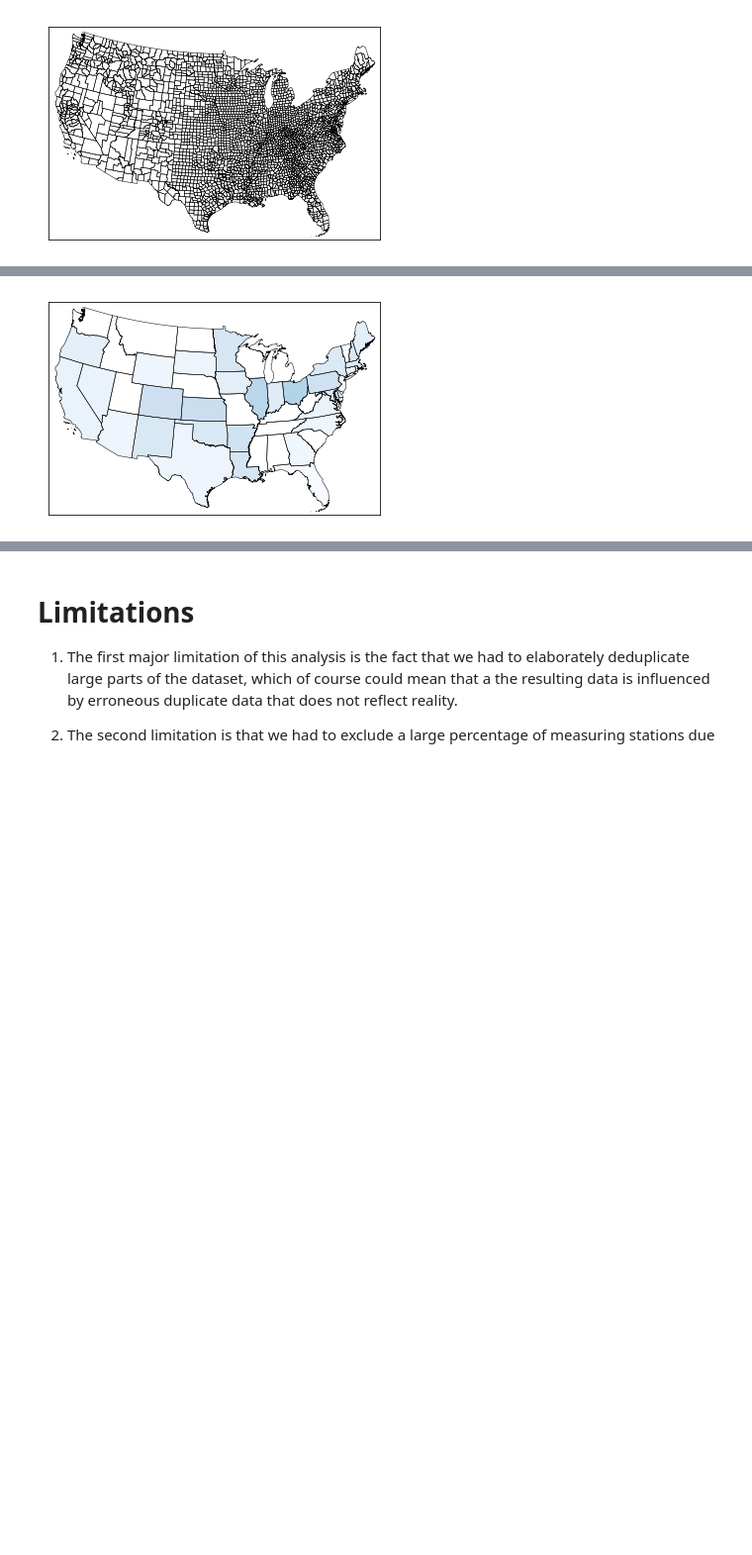
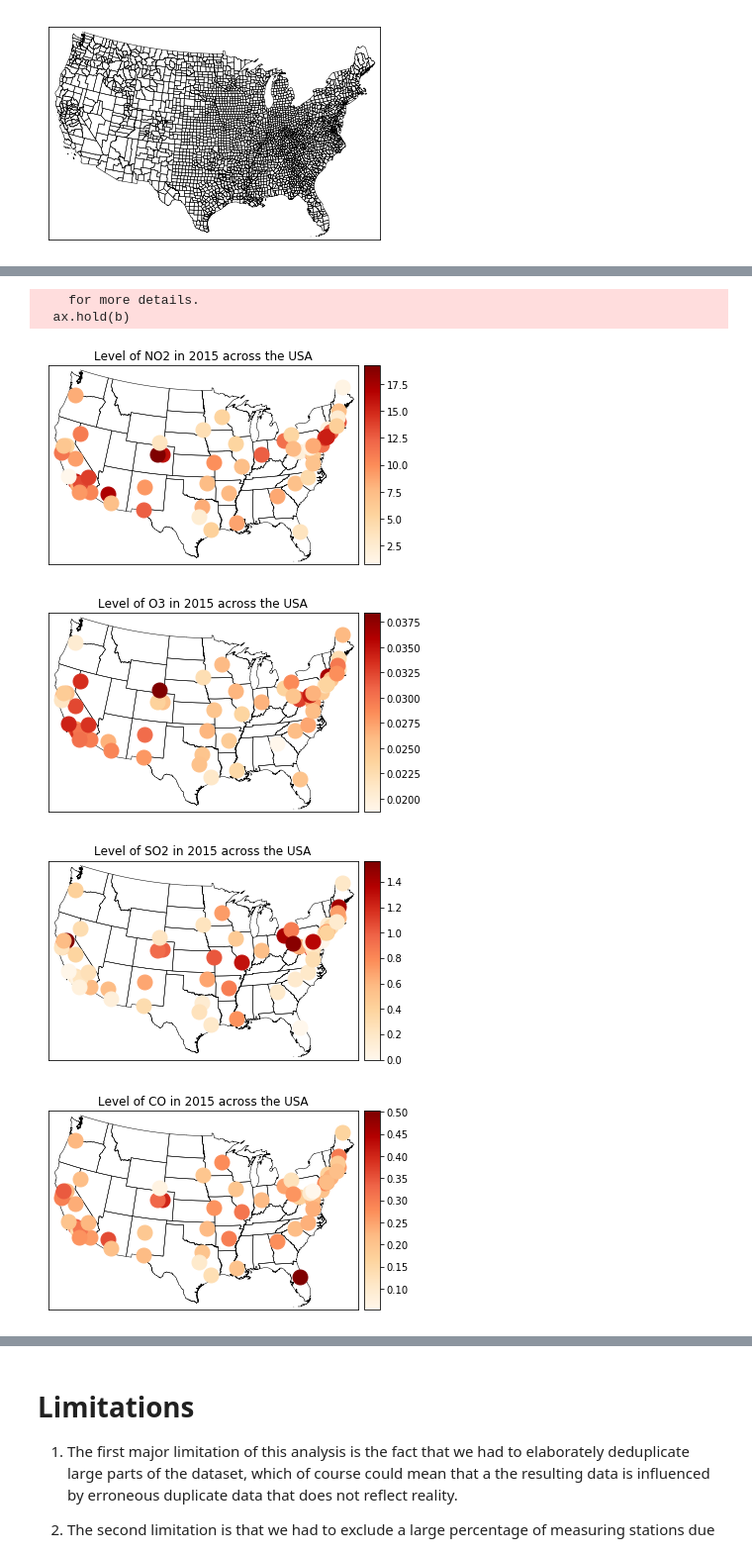
Before and after one commit to fionasi/dp1_pollution, a Jupyter notebook: pollution.ipynb, the cells around one changed output, grey strips where cells are left out. Shown at 99% size. Saved outputs shown, nothing was run; the diff lists cells and outputs as text; code cells hidden in the pictures; blank space fills up the shorter version.

```diff
--- a/pollution.ipynb
+++ b/pollution.ipynb
@@ -397,0 +375,5 @@ pollution_2015_merged.head(10)
+# %%
+# Exclude Alaska, since it isn't displayed on the following maps
+pollution_2015_merged = pollution_2015_merged[~pollution_2015_merged['State'].str.contains('Alaska')]
+
+pollution_2015_merged.head(10)
@@ -447,37 +415,37 @@ pollution_2015_states.head(10)
 # %%
 from matplotlib.colors import rgb2hex
 from matplotlib.patches import Polygon
+import matplotlib.cm as cm
 
-m = Basemap(resolution='i',
-            llcrnrlon = -119, urcrnrlon = -64,
-            llcrnrlat = 22, urcrnrlat = 49,
-            lon_0 = -95, lat_1 = 33, lat_2 = 45,
-            projection='lcc')
+for pollutant in ['NO2', 'O3', 'SO2', 'CO']:
+    m = Basemap(resolution='i', llcrnrlon = -119, urcrnrlon = -64,
+                llcrnrlat = 22, urcrnrlat = 49,
+                lon_0 = -95, lat_1 = 33, lat_2 = 45,
+                projection='lcc')
 
-# Read state boundaries.
-shp_info = m.readshapefile('data/cb_2015_us_state_500k', 'states', drawbounds=True)
+    # Read state boundaries.
+    shp_info = m.readshapefile('data/cb_2015_us_state_500k', 'states', drawbounds=True)
 
-color_map = plt.cm.Blues
-val_min = pollution_2015_states['SO2 Mean'].min()
-val_max = pollution_2015_states['SO2 Mean'].max()
+    color_map = plt.cm.OrRd
+    val_min = pollution_2015_merged['{} Mean'.format(pollutant)].min()
+    val_max = pollution_2015_merged['{} Mean'.format(pollutant)].max()
+    norm = mpl.colors.Normalize(vmin=val_min, vmax = val_max)
 
-statenames = []
-colors = {}
+    ax = plt.gca()
 
-for shapedict in m.states_info:
-    statename = shapedict['NAME']
-    if(pollution_2015_states.index.str.contains(statename).sum() > 0):
-        colors[statename] = color_map((pollution_2015_states.loc[statename]['SO2 Mean'] - val_min) / (val_max - val_min))
-    statenames.append(statename)
+    for index, row in pollution_2015_merged.iterrows():
+        color = color_map((row['{} Mean'.format(pollutant)] - val_min) / (val_max - val_min))
+        m.plot(x=row['Longitude'], y=row['Latitude'], marker='o', color=color, markersize=15, latlon=True)
 
-ax = plt.gca()
-
-for nshape,seg in enumerate(m.states):
-    if statenames[nshape] in colors:
-        color = rgb2hex(colors[statenames[nshape]])
-        poly = Polygon(seg,facecolor=color,edgecolor=color)
-        ax.add_patch(poly)
-
-plt.show()
+    sm = cm.ScalarMappable(norm=norm, cmap=color_map)
+    sm.set_array([])
+    m.colorbar(sm, ax=ax)
+    plt.title('Level of {} in 2015 across the USA'.format(pollutant))
+    plt.show()
 # %% [output]
+    for more details.
+  ax.hold(b)
-[figure, old version]
+[figure, new version]
+[figure, added]
+[figure, added]
+[figure, added]
```
Also changed, not shown: parts of 10 cells of this notebook.
